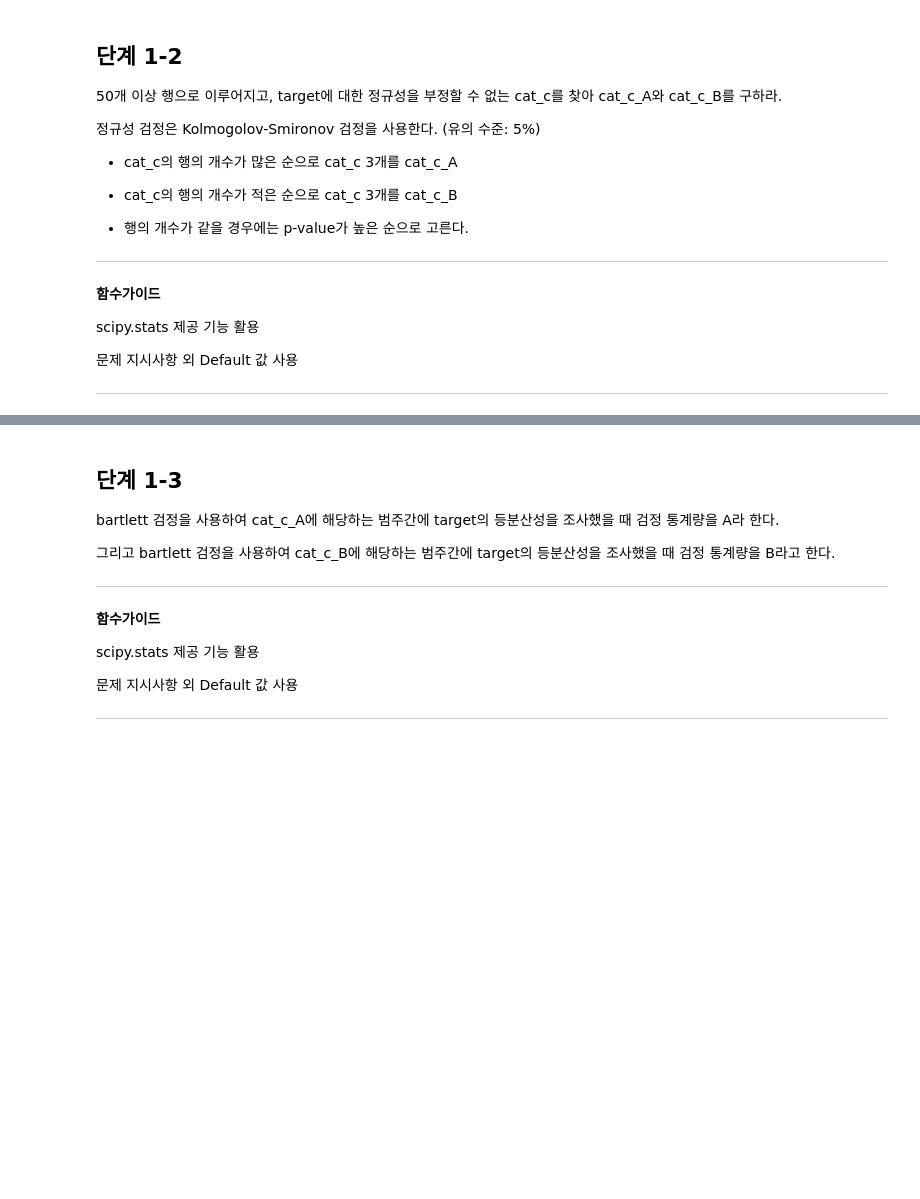
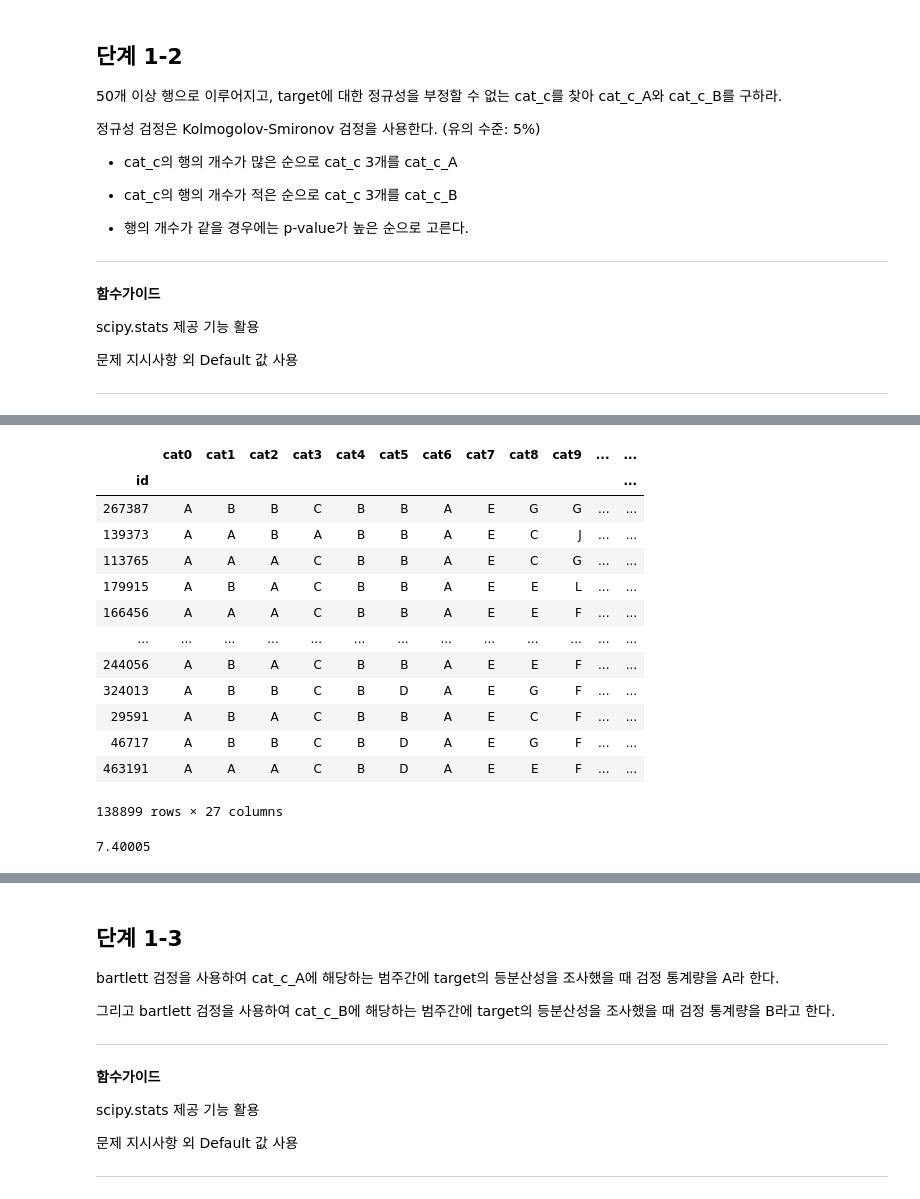
Before and after one commit to sunkusun9/DS_lv3_2408, a Jupyter notebook: sec_ds_lv3_prob2_prob.ipynb, the cells around one changed output, grey strips where cells are left out. Cells and saved outputs as stored; diff of their text form; code cells hidden in the pictures; blank space fills up the shorter version.

```diff
--- a/sec_ds_lv3_prob2_prob.ipynb
+++ b/sec_ds_lv3_prob2_prob.ipynb
@@ -336,3 +352,9 @@ mean_squared_error(df_dunn['target'], reg_xgb.predict(df_dunn[cont_cols]))
 ## 단계 1-1
 
 basetable을 복사하여 prob1을 만들고 cat0 ~ 9 변수 순서대로 문자열 결합하여, 10자리 문자형 파생 변수(cat_c)를 생성하라.
+# %%
+df_prob1 = df_basetable.copy()
+# %%
+# 방법1: sum
+df_prob1['cat_c'] = df_prob1[cat_cols].sum(axis=1)
+df_prob1.head()
@@ -338,0 +370,4 @@ basetable을 복사하여 prob1을 만들고 cat0 ~ 9 변수 순서대로 문자
+# %%
+# 방법2: str.cat
+df_prob1['cat_c'] = df_prob1[cat_cols].apply(lambda x: x.str.cat() ,axis=1)
+df_prob1.head()
@@ -338,0 +383,4 @@ basetable을 복사하여 prob1을 만들고 cat0 ~ 9 변수 순서대로 문자
+# %%
+# 방법3: str.join
+df_prob1['cat_c'] = df_prob1[cat_cols].apply(lambda x: ''.join(x) ,axis=1)
+df_prob1.head()
@@ -359,0 +466,22 @@ scipy.stats 제공 기능 활용
+# %%
+# cat_c로 구분했을 때 target의 평균이 7.4 이상인 데이터만 취합니다.
+df_prob1.groupby('cat_c').filter(lambda x: x['target'].mean() >= 7.4)
+# %% [output]
+|  | cat0 | cat1 | cat2 | cat3 | cat4 | cat5 | cat6 | cat7 | cat8 | cat9 | ... | ... |
+| id |  |  |  |  |  |  |  |  |  |  |  | ... |
+| 267387 | A | B | B | C | B | B | A | E | G | G | ... | ... |
+| 139373 | A | A | B | A | B | B | A | E | C | J | ... | ... |
+| 113765 | A | A | A | C | B | B | A | E | C | G | ... | ... |
+| 179915 | A | B | A | C | B | B | A | E | E | L | ... | ... |
+| 166456 | A | A | A | C | B | B | A | E | E | F | ... | ... |
+| ... | ... | ... | ... | ... | ... | ... | ... | ... | ... | ... | ... | ... |
+| 244056 | A | B | A | C | B | B | A | E | E | F | ... | ... |
+| 324013 | A | B | B | C | B | D | A | E | G | F | ... | ... |
+| 29591 | A | B | A | C | B | B | A | E | C | F | ... | ... |
+| 46717 | A | B | B | C | B | D | A | E | G | F | ... | ... |
+| 463191 | A | A | A | C | B | D | A | E | E | F | ... | ... |
+138899 rows × 27 columns
+# %%
+df_prob1.groupby('cat_c').filter(lambda x: x['target'].mean() >= 7.4).groupby('cat_c')['target'].mean().min()
+# %% [output]
+7.40005
```
Also changed, not shown: parts of 40 cells of this notebook.
